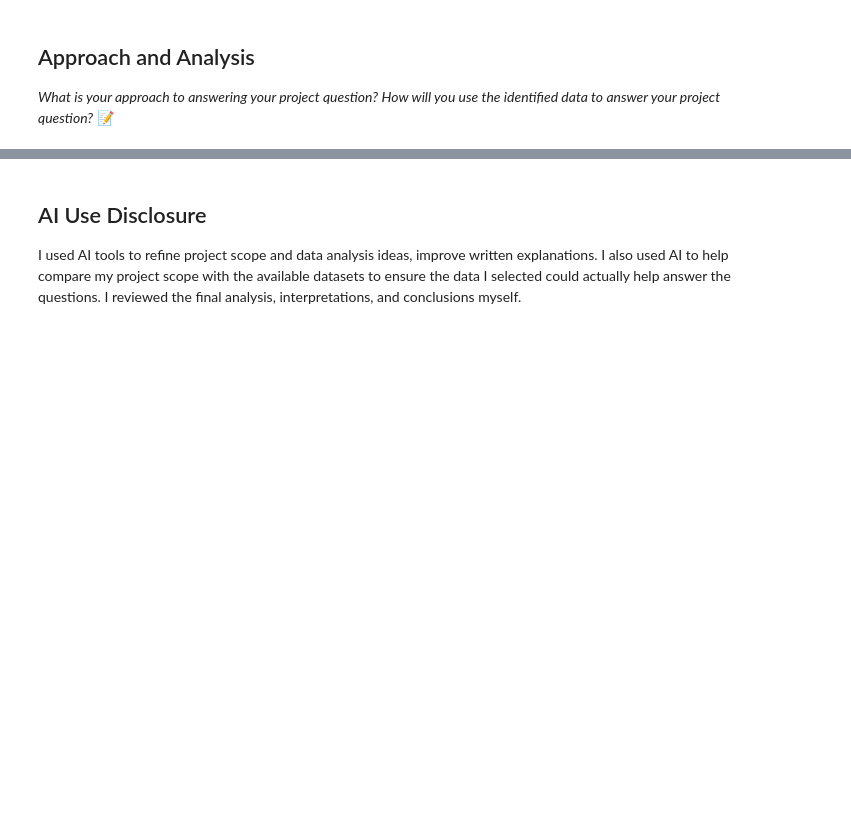
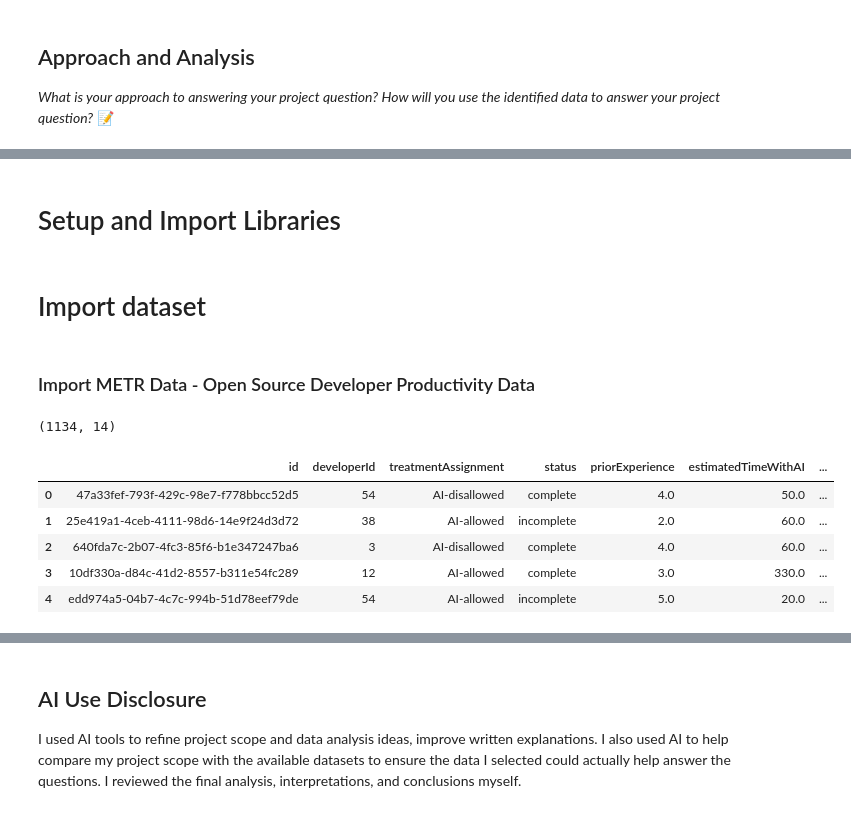
Before and after one commit to IT4063C-Fall2026/data-tech-analytics-final-project-canhkhoqua, a Jupyter notebook: source.ipynb, the cells around one changed output, grey strips where cells are left out. Cells and saved outputs as stored; diff of their text form; code cells hidden in the pictures; blank space fills up the shorter version.

```diff
--- a/source.ipynb
+++ b/source.ipynb
@@ -69,0 +71,2 @@ The datasets will not be directly merged but instead, their results will be used
+# %% [markdown]
+# Setup and Import Libraries
@@ -69,0 +78,18 @@ The datasets will not be directly merged but instead, their results will be used
+# %% [markdown]
+# Import dataset
+# %% [markdown]
+### Import METR Data - Open Source Developer Productivity Data
+# %%
+metr_df = pd.read_csv("data/raw/osdp.csv")
+metr_df.shape
+# %% [output]
+(1134, 14)
+# %%
+metr_df.head()
+# %% [output]
+|  | id | developerId | treatmentAssignment | status | priorExperience | estimatedTimeWithAI | ... |
+| 0 | 47a33fef-793f-429c-98e7-f778bbcc52d5 | 54 | AI-disallowed | complete | 4.0 | 50.0 | ... |
+| 1 | 25e419a1-4ceb-4111-98d6-14e9f24d3d72 | 38 | AI-allowed | incomplete | 2.0 | 60.0 | ... |
+| 2 | 640fda7c-2b07-4fc3-85f6-b1e347247ba6 | 3 | AI-disallowed | complete | 4.0 | 60.0 | ... |
+| 3 | 10df330a-d84c-41d2-8557-b311e54fc289 | 12 | AI-allowed | complete | 3.0 | 330.0 | ... |
+| 4 | edd974a5-04b7-4c7c-994b-51d78eef79de | 54 | AI-allowed | incomplete | 5.0 | 20.0 | ... |
```
Also changed, not shown: parts of 17 cells of this notebook, 7 other files.
